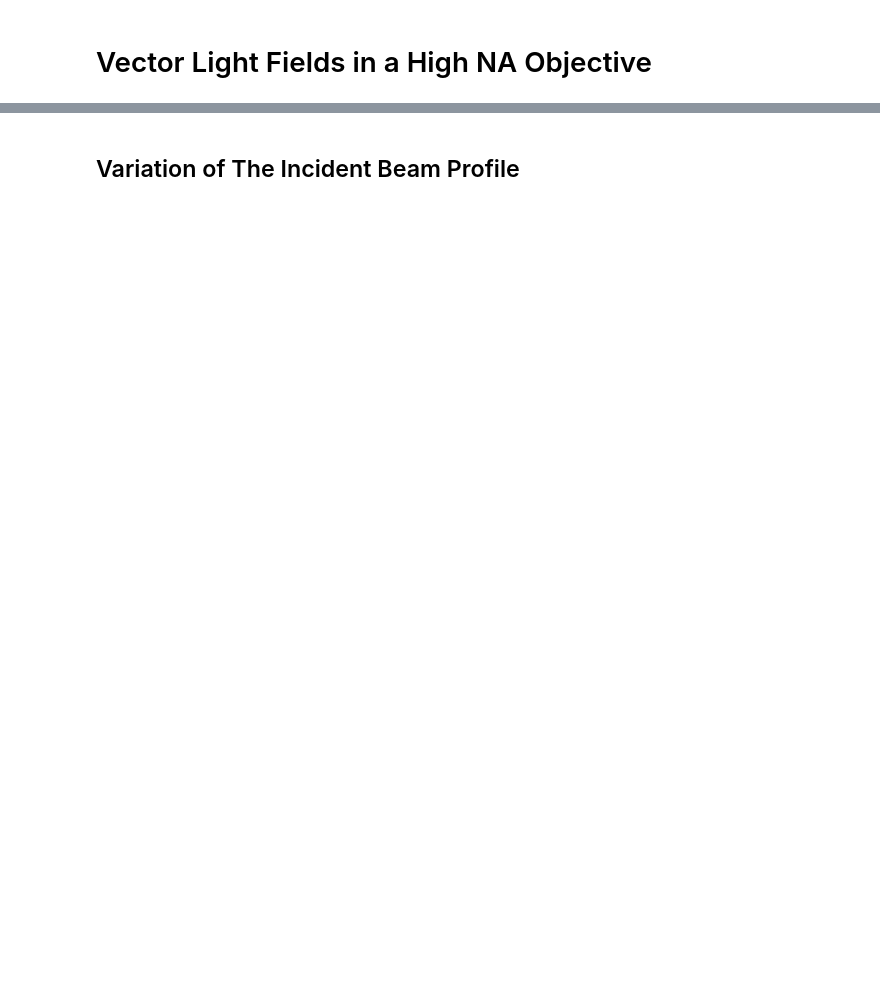
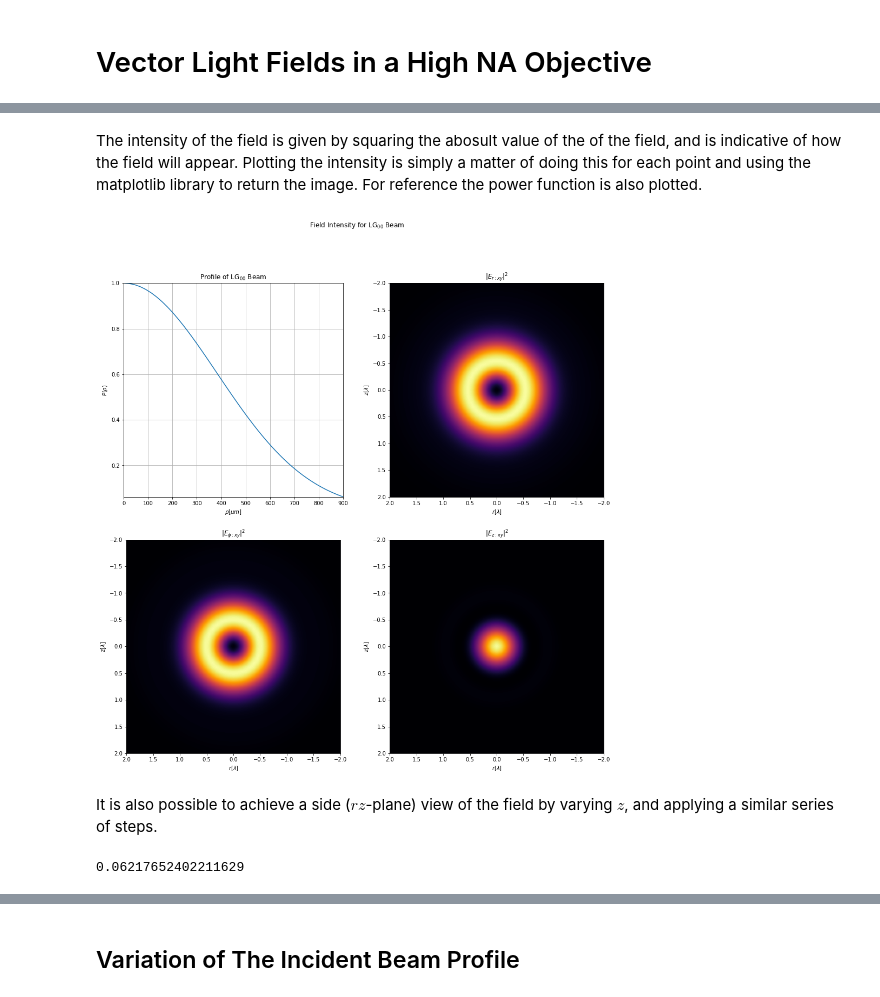
Before and after one commit to fizixmastr/Numerical-Analysis-of-Vector-Fields-in-a-High-N.A.-Lens, a Jupyter notebook: Simulation and Analysis of Fields in a High Numerical Aperture Lens.ipynb, the cells around one changed output, grey strips where cells are left out. Drawn from its saved outputs; the diff is of its cells as text; code cells hidden in the pictures; blank space fills up the shorter version.

```diff
--- a/Simulation and Analysis of Fields in a High Numerical Aperture Lens.ipynb
+++ b/Simulation and Analysis of Fields in a High Numerical Aperture Lens.ipynb
@@ -85,0 +53,4 @@ def get_continuous_cmap(hex_list, float_list=None):
+# %%
+I_r = lambda θ,r,z: (P(θ)*sin(θ)*cos(θ)*J(1,k*r*sin(θ))*exp(1j*k*z*cos(θ)))
+I_φ = lambda θ,r,z: (P(θ)*sin(θ)*J(1,k*r*sin(θ))*exp(1j*k*z*cos(θ)))
+I_z = lambda θ,r,z: (P(θ)*sin(θ)**2*J(0,k*r*sin(θ))*exp(1j*k*z*cos(θ)))
@@ -85,0 +66,52 @@ def get_continuous_cmap(hex_list, float_list=None):
+# %%
+z = 0
+xArray = np.linspace(-2, 2, res)*λ
+yArray = np.linspace(-2, 2, res)*λ
+
+E_r = np.empty((len(xArray),len(yArray)), dtype = complex)
+E_φ = np.empty((len(xArray),len(yArray)), dtype = complex)
+E_z = np.empty((len(xArray),len(yArray)), dtype = complex)
+
+for l in range(len(xArray)):
+    for m in range(len(yArray)):
+        r = sqrt(xArray[l]**2+yArray[m]**2)
+        E_r[l,m] = 2*A*cos(𝜑_0)*quadpy.quad(lambda t: I_r(t,r,z), 0, θ_max)[0]
+        E_φ[l,m] = 2j*A*cos(𝜑_0)*quadpy.quad(lambda t: I_φ(t,r,z), 0, θ_max)[0]
+        E_z[l,m] = 2*A*sin(𝜑_0)*quadpy.quad(lambda t: I_z(t,r,z), 0, θ_max)[0]
+# %% [markdown]
+The intensity of the field is given by squaring the abosult value of the of the field, and is indicative of how the field will appear. Plotting the intensity is simply a matter of doing this for each point and using the matplotlib library to return the image. For reference the power function is also plotted.
+# %%
+interp = 'gaussian'
+color = 'inferno'
+
+x = xArray[0]/λ
+y = yArray[0]/λ
+
+fig, axs = plt.subplots(nrows = 2, ncols = 2, figsize = [16, 16])
+plt.suptitle('Field Intensity for LG$_{00}$ Beam')
+axs[0,0].set(title = 'Profile of LG$_{00}$ Beam', xlabel = '$\\rho [\mu m]$',
+           ylabel = '$P(\\rho)$', xlim = (0, f*.9), ylim = (np.min(P(θ)),1))
+axs[0,0].plot(f*sin(θ),P(θ))
+axs[0,0].grid()
+
+axs[0,1].set(title = '$|E_{r:xy}|^2$', xlabel='$r [\lambda]$', ylabel = '$z [\lambda]$')
+axs[0,1].imshow(abs(E_r)**2, cmap = color, extent=[-x, x, -y, y],
+              interpolation = interp)
+
+axs[1,0].set(title = '$|E_{\phi:xy}|^2$', xlabel='$r [\lambda]$', ylabel = '$z [\lambda]$')
+axs[1,0].imshow(abs(E_φ)**2, cmap = color, extent=[-x, x, -y, y],
+              interpolation = interp)
+
+axs[1,1].set(title = '$|E_{z:xy}|^2$', xlabel='$r [\lambda]$', ylabel = '$z [\lambda]$')
+axs[1,1].imshow(abs(E_z)**2, cmap = color, extent=[-x, x, -y, y],
+              interpolation = interp)
+
+plt.show()
+# %% [output]
+[figure, added]
+# %% [markdown]
+It is also possible to achieve a side ($rz$-plane) view of the field by varying $z$, and applying a similar series of steps.
+# %%
+np.min(P(θ))
+# %% [output]
+0.06217652402211629
```
Also changed, not shown: parts of 58 cells of this notebook.
